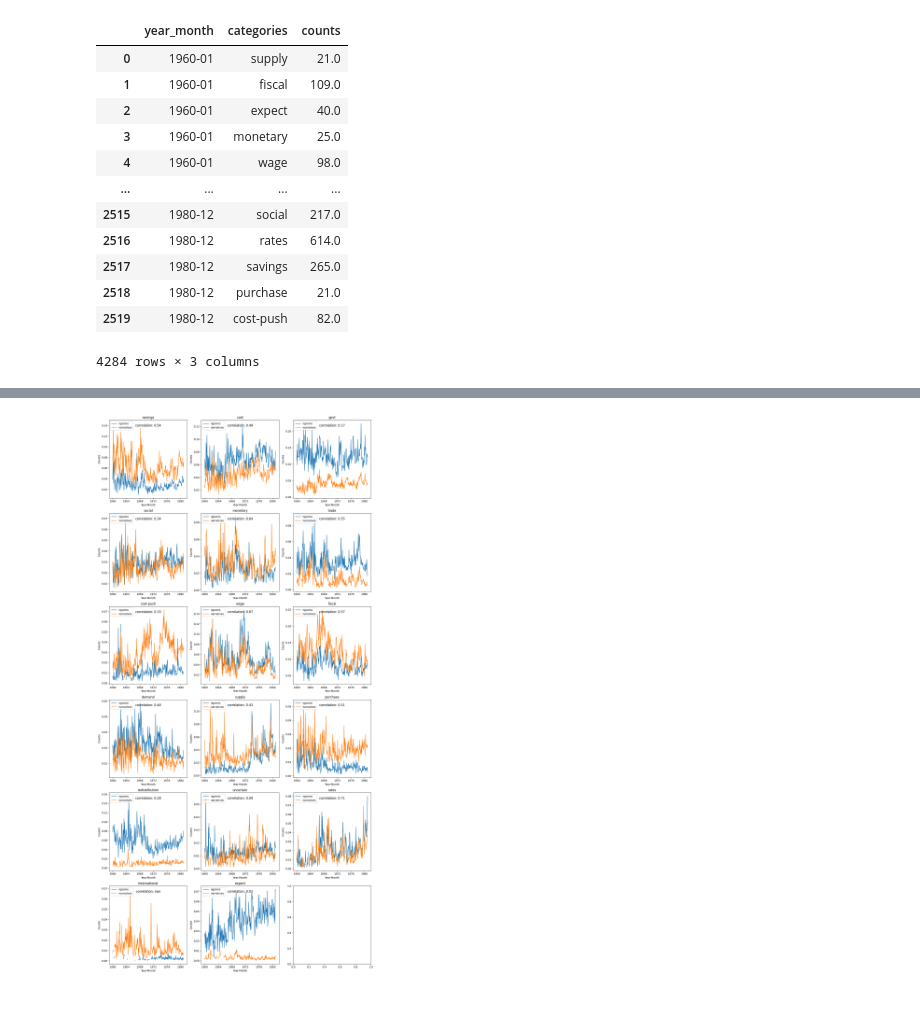
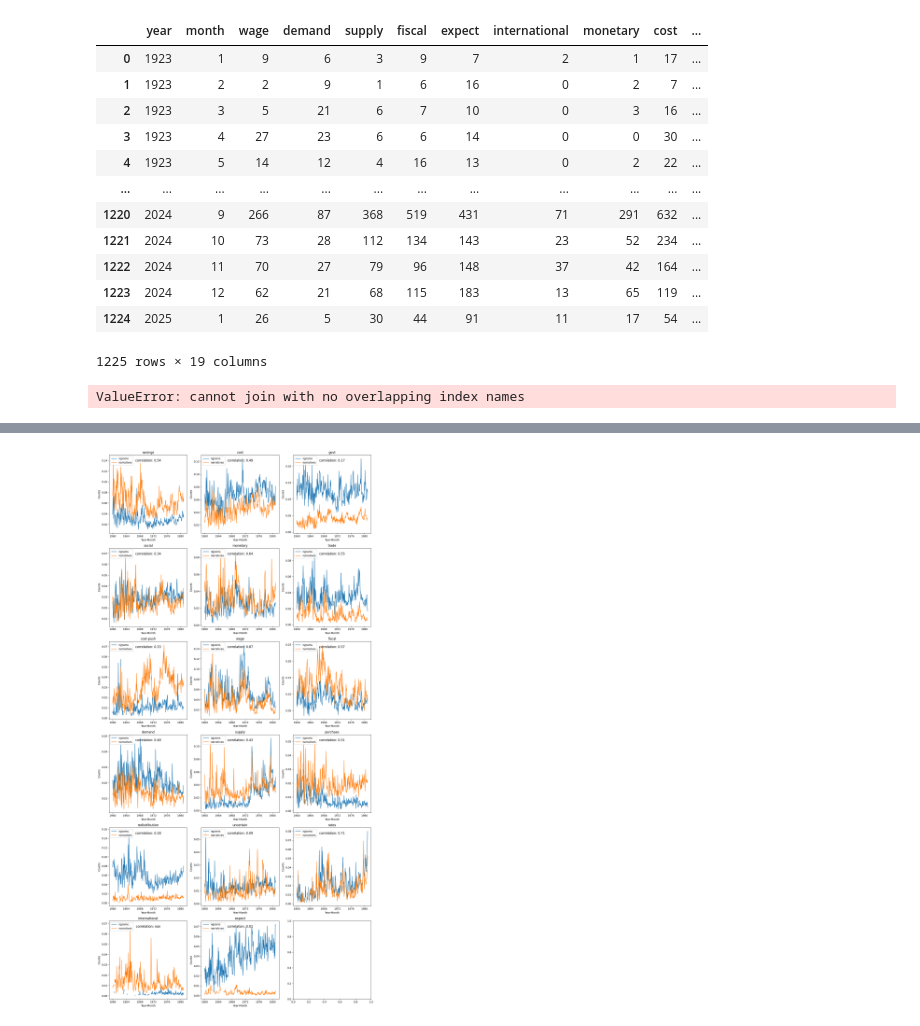
Before and after one commit to heddayam/causal-micro-narratives, a Jupyter notebook: src/evaluation_and_analysis/compare_narratives_with_ngrams.ipynb, the cells around one changed output, grey strips where cells are left out. Drawn from its saved outputs; the diff is of its cells as text; code cells hidden in the pictures.

```diff
--- a/src/scrap/compare_narratives_with_ngrams.ipynb
+++ b/src/evaluation_and_analysis/compare_narratives_with_ngrams.ipynb
@@ -33,3 +33,11 @@ effects_of_inflation_ngrams = {
     "social": ["impact", "political", "social"],
     "govt": ["government", "spending", "budget"]
 }
+# %%
+full_data_path = "/data/mourad/narratives/regression_data/all_news_data_llama_preds_for_qz.csv"
+narr_df = pd.read_csv(full_data_path, usecols=['year', 'month', 'text']+list(causes_of_inflation_ngrams.keys())+list(effects_of_inflation_ngrams.keys()))
+text_df = narr_df[['year', 'month', 'text']]
+narr_df = narr_df.drop(columns=['text'])
+# get proportion of narratives in each time period
+narr_df = narr_df.groupby(['year', 'month']).apply(lambda x: x.sum()/len(x)) #.reset_index()
+narr_df
@@ -60,4 +102,5 @@ df['contains'] = df['narrative'].apply(lambda x: len(x) > 0).astype(int)
 # %%
+year_month = ['year', 'month']
 # Combine both dictionaries for easier processing
 all_ngrams = {**causes_of_inflation_ngrams, **effects_of_inflation_ngrams}
 
@@ -70,7 +113,10 @@ def count_ngrams_in_sentence(sentence, ngrams_dict):
                 counts[key] += 1
     return counts
 # %%
+df = text_df #.sample(1000)
 # Apply the function to each row in the DataFrame using swifter for parallel processing
 df['cause_counts'] = df['text'].swifter.apply(lambda x: count_ngrams_in_sentence(x, causes_of_inflation_ngrams))
 df['effect_counts'] = df['text'].swifter.apply(lambda x: count_ngrams_in_sentence(x, effects_of_inflation_ngrams))
-sents_per_time = df.groupby('year_month').size()
+df = df.drop(columns=['text'])
+sents_per_time = df.groupby(year_month).size()
+df
@@ -77,34 +137,37 @@ sents_per_time = df.groupby('year_month').size()
 # %%
+# combine the counters across all rows in same year/month
+grouped_cause_counts = df.groupby(year_month).apply(lambda x: sum(x.cause_counts, Counter()))
+grouped_effect_counts = df.groupby(year_month).apply(lambda x: sum(x.effect_counts, Counter()))
 
-# Aggregate the counts across groups defined by 'year_month'
-grouped_cause_counts = df.groupby('year_month')['cause_counts'].apply(lambda x: sum(x, Counter()))
-grouped_effect_counts = df.groupby('year_month')['effect_counts'].apply(lambda x: sum(x, Counter()))
 
-grouped_cause_counts = grouped_cause_counts.to_frame(name='counts').reset_index(names=['year_month', 'categories'])
-grouped_effect_counts = grouped_effect_counts.to_frame(name='counts').reset_index(names=['year_month', 'categories'])
+grouped_cause_counts = grouped_cause_counts.to_frame(name='counts').reset_index(names=year_month+['categories'])
+grouped_effect_counts = grouped_effect_counts.to_frame(name='counts').reset_index(names=year_month+['categories'])
 
-grouped_ngrams = pd.concat([grouped_cause_counts, grouped_effect_counts], axis=0)
+grouped_ngrams = grouped_cause_counts.merge(grouped_effect_counts, on=year_month, how='outer')
+grouped_ngrams['counts'] = grouped_ngrams['counts_x'] + grouped_ngrams['counts_y']
 
+grouped_ngrams = grouped_ngrams.drop(columns=['counts_x', 'counts_y'])
+grouped_ngrams = grouped_ngrams.join(pd.DataFrame(grouped_ngrams.pop('counts').tolist()))
+
+grouped_ngrams = grouped_ngrams.fillna(0)
+grouped_ngrams = grouped_ngrams.astype(int)
+grouped_ngrams = grouped_ngrams.groupby(year_month).sum().reset_index()
 grouped_ngrams
-# # Print results
-# print("Grouped Causes of Inflation Counts:")
-# for year_month, counts in grouped_cause_counts.items():
-#     print(f"{year_month}: {dict(counts)}")
-
-# print("\nGrouped Effects of Inflation Counts:")
-# for year_month, counts in grouped_effect_counts.items():
-#     print(f"{year_month}: {dict(counts)}")
 # %% [output]
-|  | year_month | categories | counts |
-| 0 | 1960-01 | supply | 21.0 |
-| 1 | 1960-01 | fiscal | 109.0 |
-| 2 | 1960-01 | expect | 40.0 |
-| 3 | 1960-01 | monetary | 25.0 |
-| 4 | 1960-01 | wage | 98.0 |
-| ... | ... | ... | ... |
-| 2515 | 1980-12 | social | 217.0 |
-| 2516 | 1980-12 | rates | 614.0 |
-| 2517 | 1980-12 | savings | 265.0 |
-| 2518 | 1980-12 | purchase | 21.0 |
-| 2519 | 1980-12 | cost-push | 82.0 |
+|  | year | month | wage | demand | supply | fiscal | expect | international | monetary | cost | ... |
+| 0 | 1923 | 1 | 9 | 6 | 3 | 9 | 7 | 2 | 1 | 17 | ... |
+| 1 | 1923 | 2 | 2 | 9 | 1 | 6 | 16 | 0 | 2 | 7 | ... |
+| 2 | 1923 | 3 | 5 | 21 | 6 | 7 | 10 | 0 | 3 | 16 | ... |
+| 3 | 1923 | 4 | 27 | 23 | 6 | 6 | 14 | 0 | 0 | 30 | ... |
+| 4 | 1923 | 5 | 14 | 12 | 4 | 16 | 13 | 0 | 2 | 22 | ... |
+| ... | ... | ... | ... | ... | ... | ... | ... | ... | ... | ... | ... |
+| 1220 | 2024 | 9 | 266 | 87 | 368 | 519 | 431 | 71 | 291 | 632 | ... |
+| 1221 | 2024 | 10 | 73 | 28 | 112 | 134 | 143 | 23 | 52 | 234 | ... |
+| 1222 | 2024 | 11 | 70 | 27 | 79 | 96 | 148 | 37 | 42 | 164 | ... |
+| 1223 | 2024 | 12 | 62 | 21 | 68 | 115 | 183 | 13 | 65 | 119 | ... |
+| 1224 | 2025 | 1 | 26 | 5 | 30 | 44 | 91 | 11 | 17 | 54 | ... |
-4284 rows × 3 columns
+1225 rows × 19 columns
+# %%
+grouped_ngrams = grouped_ngrams.set_index(year_month)
+# %% [output]
+ValueError: cannot join with no overlapping index names
```
Also changed, not shown: parts of 14 cells of this notebook, 20 other files.
